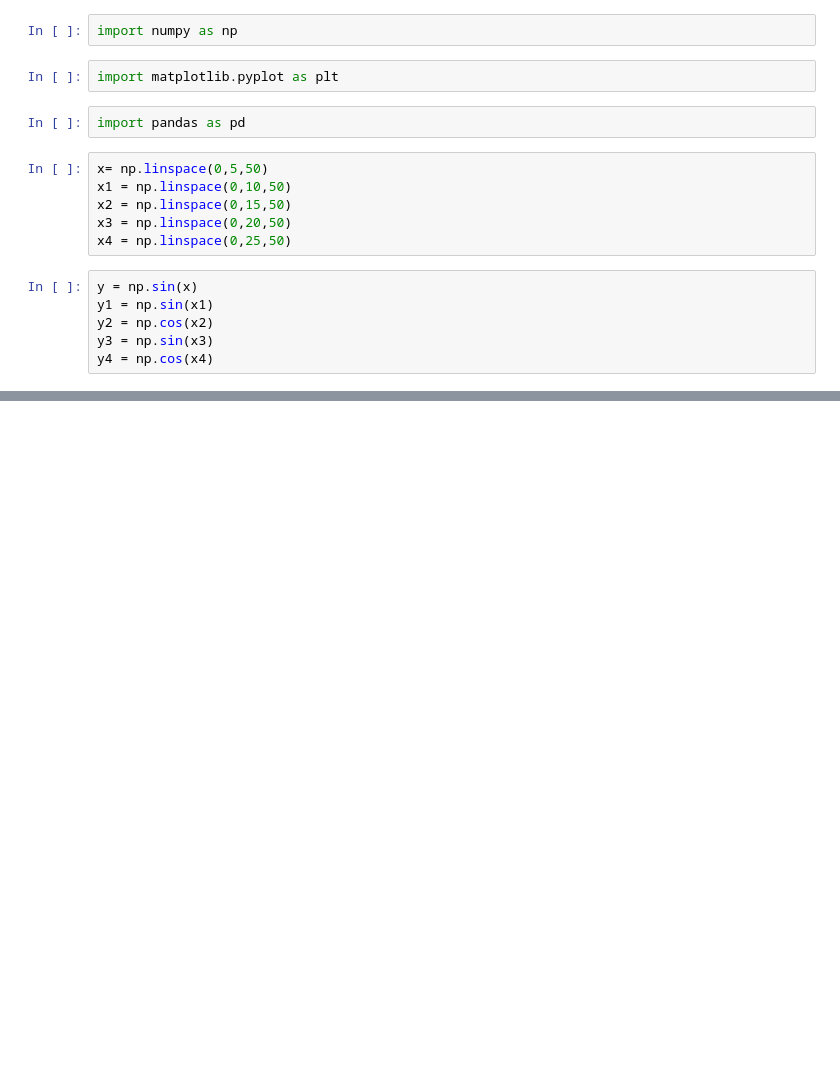
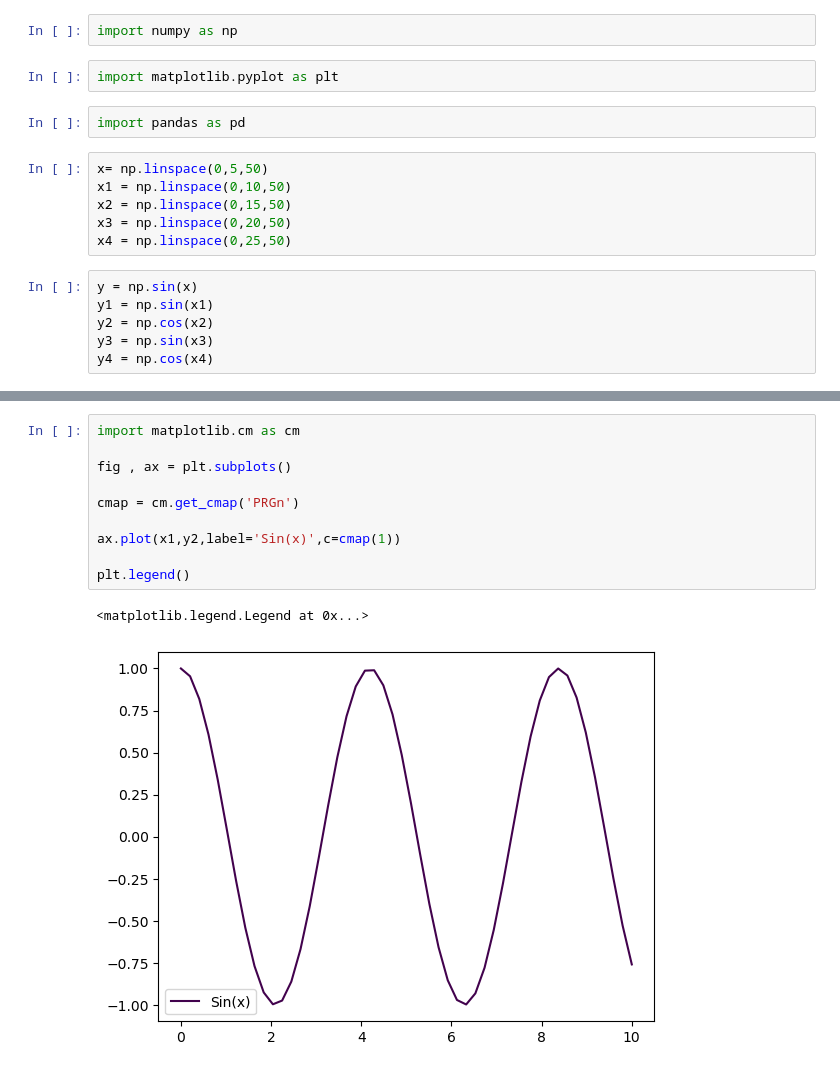
Before and after one commit to chaitnaya0119/Data-cleaning-and-visualization, a Jupyter notebook: data visualisation practice.ipynb, the cells around one changed output, grey strips where cells are left out. Cells and saved outputs as stored; diff of their text form; blank space fills up the shorter version.

```diff
--- a/data visualisation practice.ipynb
+++ b/data visualisation practice.ipynb
@@ -18,0 +50,13 @@ y4 = np.cos(x4)
+# %%
+import matplotlib.cm as cm
+
+fig , ax = plt.subplots()
+
+cmap = cm.get_cmap('PRGn')
+
+ax.plot(x1,y2,label='Sin(x)',c=cmap(1))
+
+plt.legend()
+# %% [output]
+<matplotlib.legend.Legend at 0x...>
+[figure, added]
```
Also changed, not shown: parts of 22 cells of this notebook.
